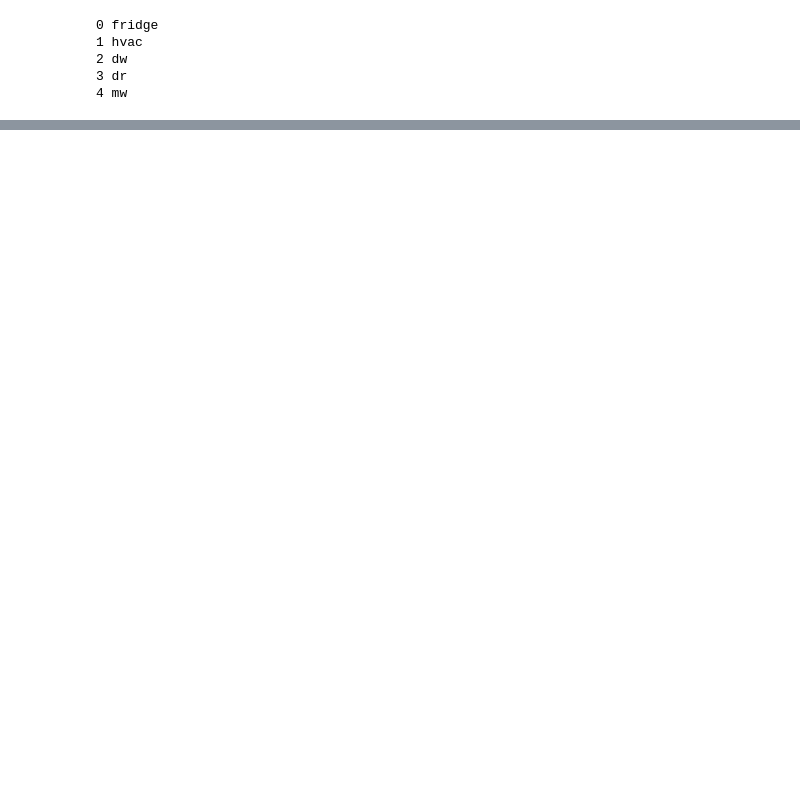
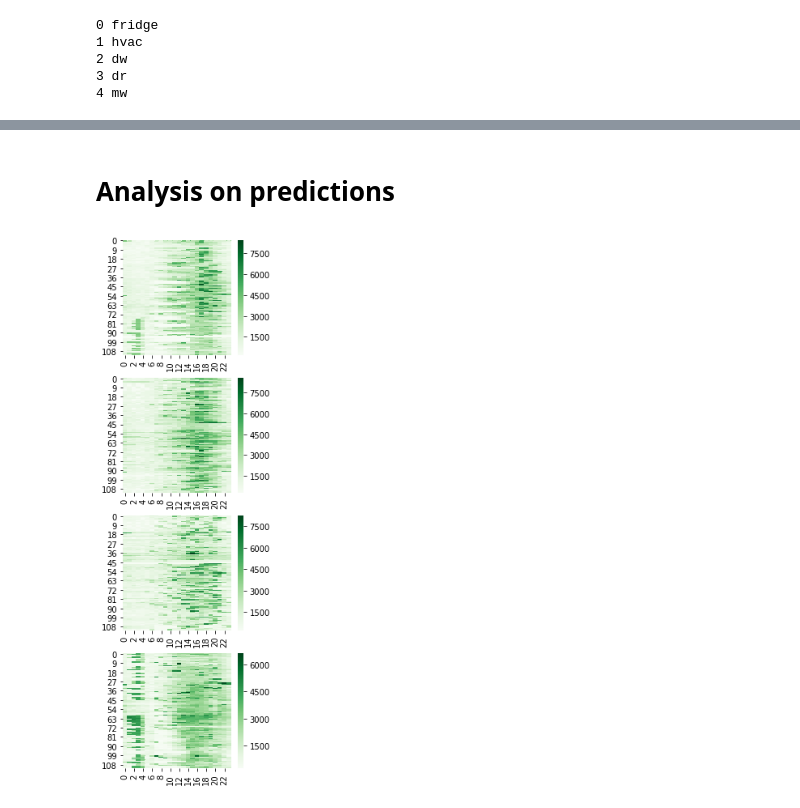
Before and after one commit to nipunbatra/freq-nilm, a Jupyter notebook: notebooks/cnn-rnn-comparison.ipynb, the cells around one changed output, grey strips where cells are left out. Drawn from its saved outputs; the diff is of its cells as text; code cells hidden in the pictures; blank space fills up the shorter version.

```diff
--- a/notebooks/cnn-rnn-comparison.ipynb
+++ b/notebooks/cnn-rnn-comparison.ipynb
@@ -10,5 +10,6 @@ from dataloader import get_train_test
 import pandas as pd
 # %%
 fold_num = 0
+dataset = 1
 # %%
 # load best parameters for rnn-individual and rnn-tree
@@ -136 +155,15 @@ pd.DataFrame(error).T
 | Tree RNN | 49.031312 | 11.031980 | 32.386288 | 90.562519 | 8.907585 |
+# %% [markdown]
+# Analysis on predictions
+# %%
+train, test = get_train_test(dataset, 5, 0)
+test_aggregate = test[:, 0]
+# %%
+fig, axes = plt.subplots(nrows = 4, figsize=(3, 12))
+ax = axes.flatten()
+homes = [0, 4, 8, 12]
+for i, home_id in enumerate(homes):
+    sns.heatmap(test_aggregate[home_id], ax=ax[i], cmap='Greens', )
+# ax[i*6+1].yaxis.set_ticklabels([])
+# %% [output]
+[figure, added]
```
Also changed, not shown: parts of 22 cells of this notebook, 23 other files.
